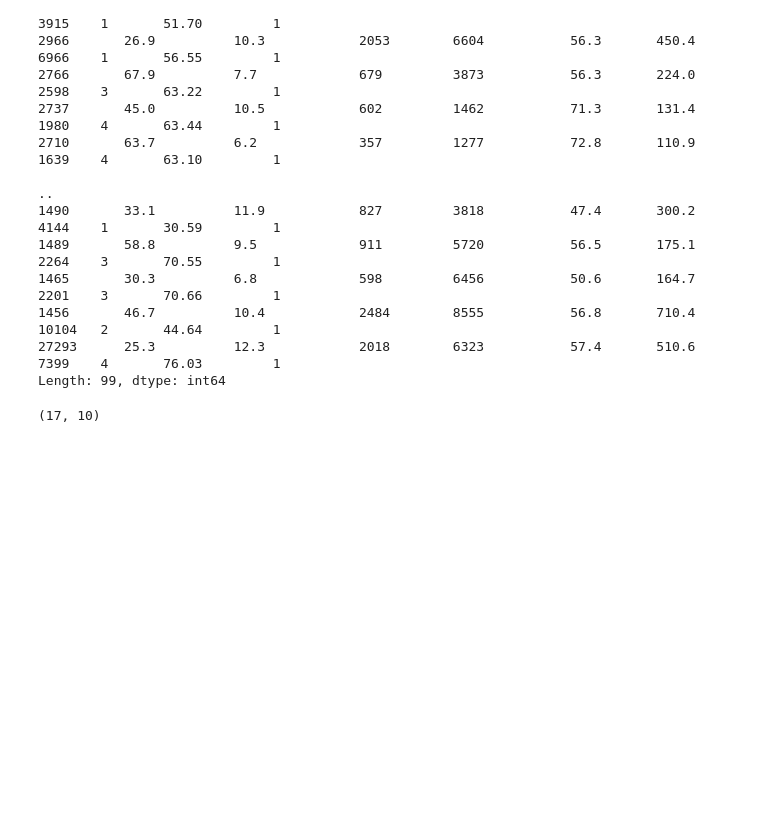
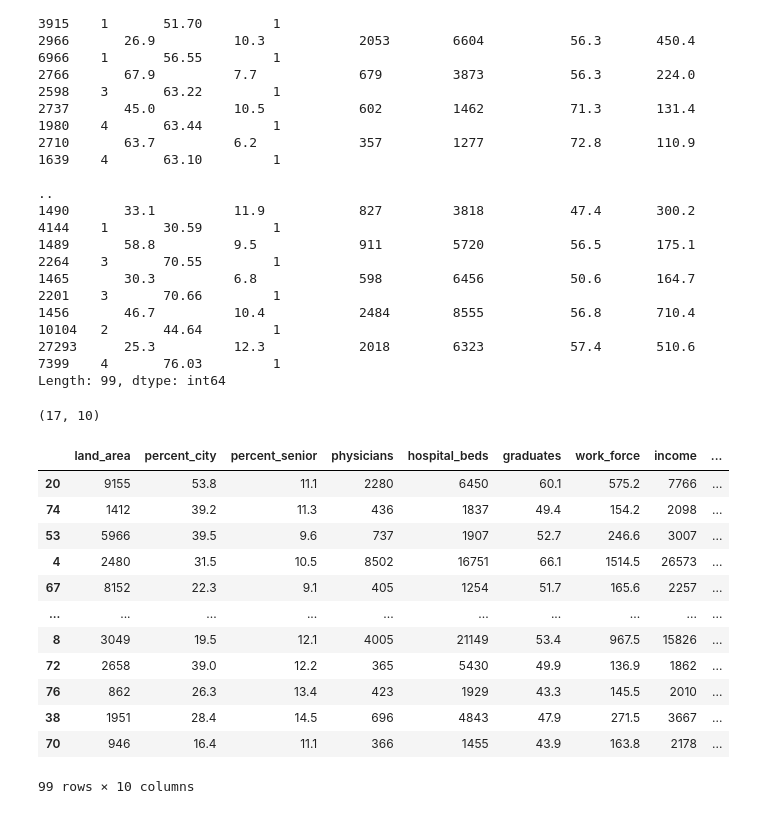
Before and after one commit to bhuvanlekkala/5-week-Data-Science-Bootcamp, a Jupyter notebook: Week_1_.ipynb, the cells around one changed output. Cells and saved outputs as stored; diff of their text form; code cells hidden in the pictures; blank space fills up the shorter version.

```diff
--- a/Week_1_.ipynb
+++ b/Week_1_.ipynb
@@ -454,0 +456,20 @@ sample_data1.shape
+# %%
+import pandas as pd
+sma_data = pd.read_csv("https://raw.githubusercontent.com/dphi-official/Datasets/master/Standard_Metropolitan_Areas_Data-data.csv")
+# assigned to sample data and taking the column using by, needed descending order so ascending=false
+sample_data1=sma_data.sort_values(by="crime_rate",ascending=False)
+sample_data1
+# %% [output]
+|  | land_area | percent_city | percent_senior | physicians | hospital_beds | graduates | work_force | income | ... |
+| 20 | 9155 | 53.8 | 11.1 | 2280 | 6450 | 60.1 | 575.2 | 7766 | ... |
+| 74 | 1412 | 39.2 | 11.3 | 436 | 1837 | 49.4 | 154.2 | 2098 | ... |
+| 53 | 5966 | 39.5 | 9.6 | 737 | 1907 | 52.7 | 246.6 | 3007 | ... |
+| 4 | 2480 | 31.5 | 10.5 | 8502 | 16751 | 66.1 | 1514.5 | 26573 | ... |
+| 67 | 8152 | 22.3 | 9.1 | 405 | 1254 | 51.7 | 165.6 | 2257 | ... |
+| ... | ... | ... | ... | ... | ... | ... | ... | ... | ... |
+| 8 | 3049 | 19.5 | 12.1 | 4005 | 21149 | 53.4 | 967.5 | 15826 | ... |
+| 72 | 2658 | 39.0 | 12.2 | 365 | 5430 | 49.9 | 136.9 | 1862 | ... |
+| 76 | 862 | 26.3 | 13.4 | 423 | 1929 | 43.3 | 145.5 | 2010 | ... |
+| 38 | 1951 | 28.4 | 14.5 | 696 | 4843 | 47.9 | 271.5 | 3667 | ... |
+| 70 | 946 | 16.4 | 11.1 | 366 | 1455 | 43.9 | 163.8 | 2178 | ... |
+99 rows × 10 columns
```
Also changed, not shown: parts of 2 cells of this notebook.
